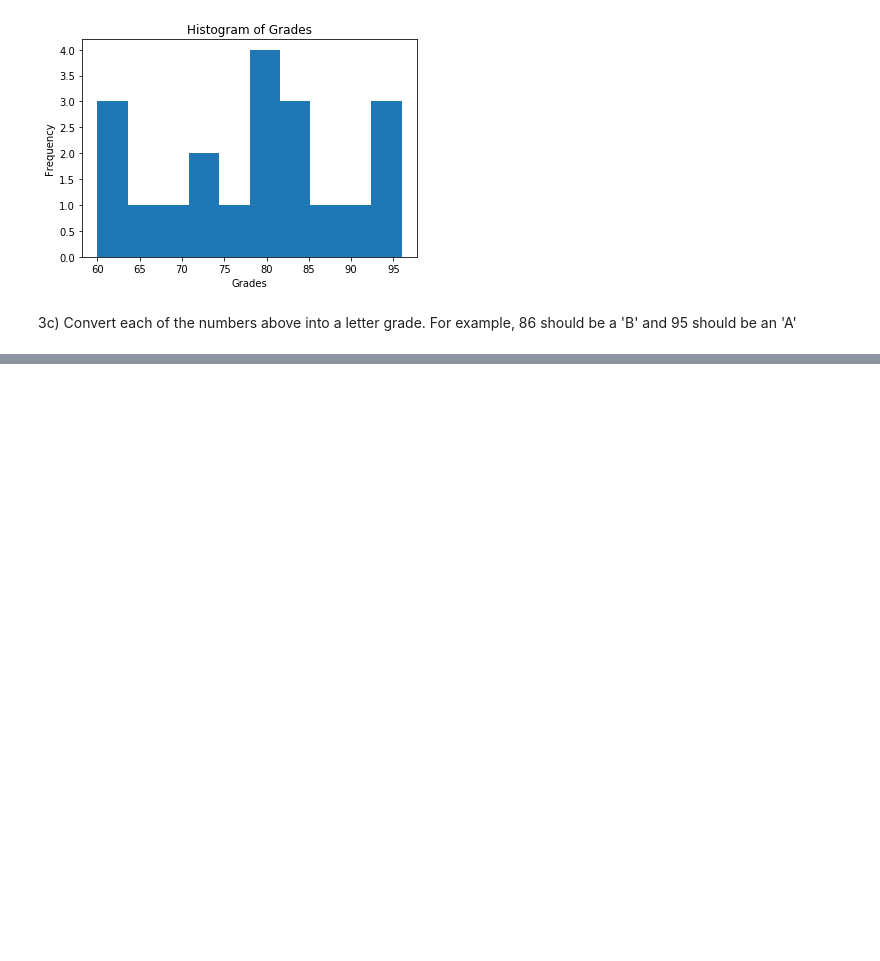
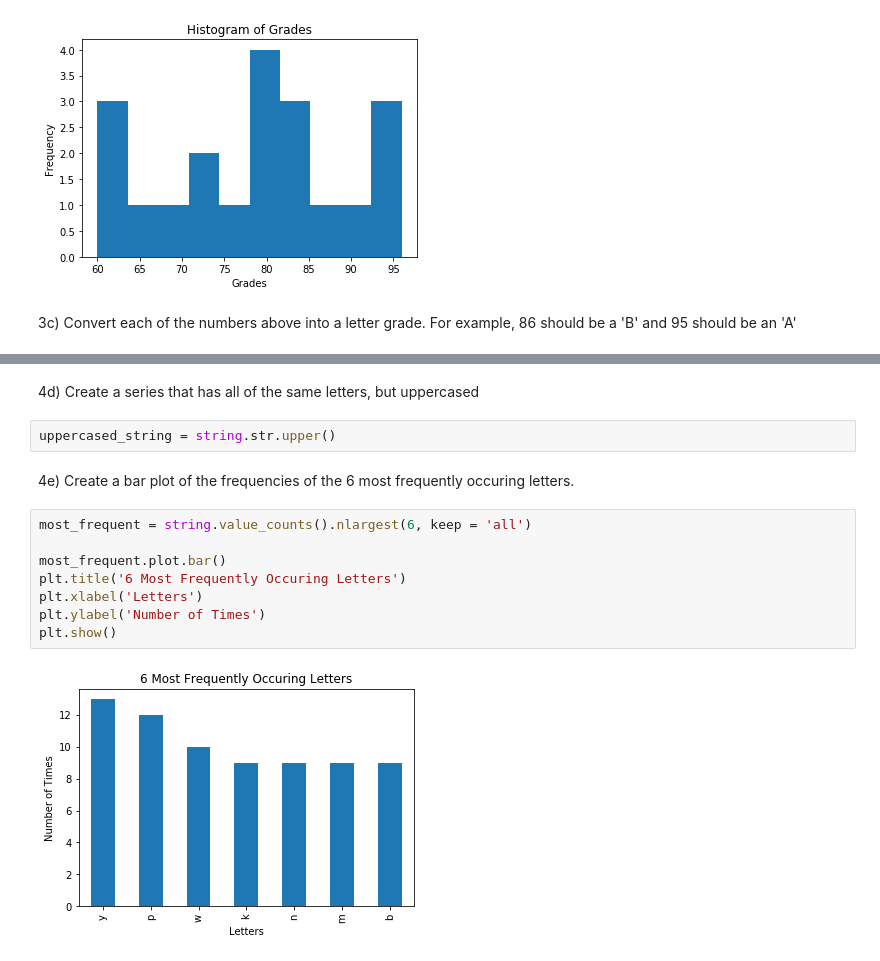
Before and after one commit to gilbert-noriega-ii/numpy-pandas-visualization-exercises, a Jupyter notebook: pandas_series.ipynb, the cells around one changed output, grey strips where cells are left out. Drawn from its saved outputs; the diff is of its cells as text; blank space fills up the shorter version.

```diff
--- a/pandas_series.ipynb
+++ b/pandas_series.ipynb
@@ -290,0 +377,16 @@ plt.show()
+# %% [markdown]
+4d) Create a series that has all of the same letters, but uppercased
+# %%
+uppercased_string = string.str.upper()
+# %% [markdown]
+4e) Create a bar plot of the frequencies of the 6 most frequently occuring letters.
+# %%
+most_frequent = string.value_counts().nlargest(6, keep = 'all')
+
+most_frequent.plot.bar()
+plt.title('6 Most Frequently Occuring Letters')
+plt.xlabel('Letters')
+plt.ylabel('Number of Times')
+plt.show()
+# %% [output]
+[figure, added]
```
Also changed, not shown: parts of 14 cells of this notebook.
